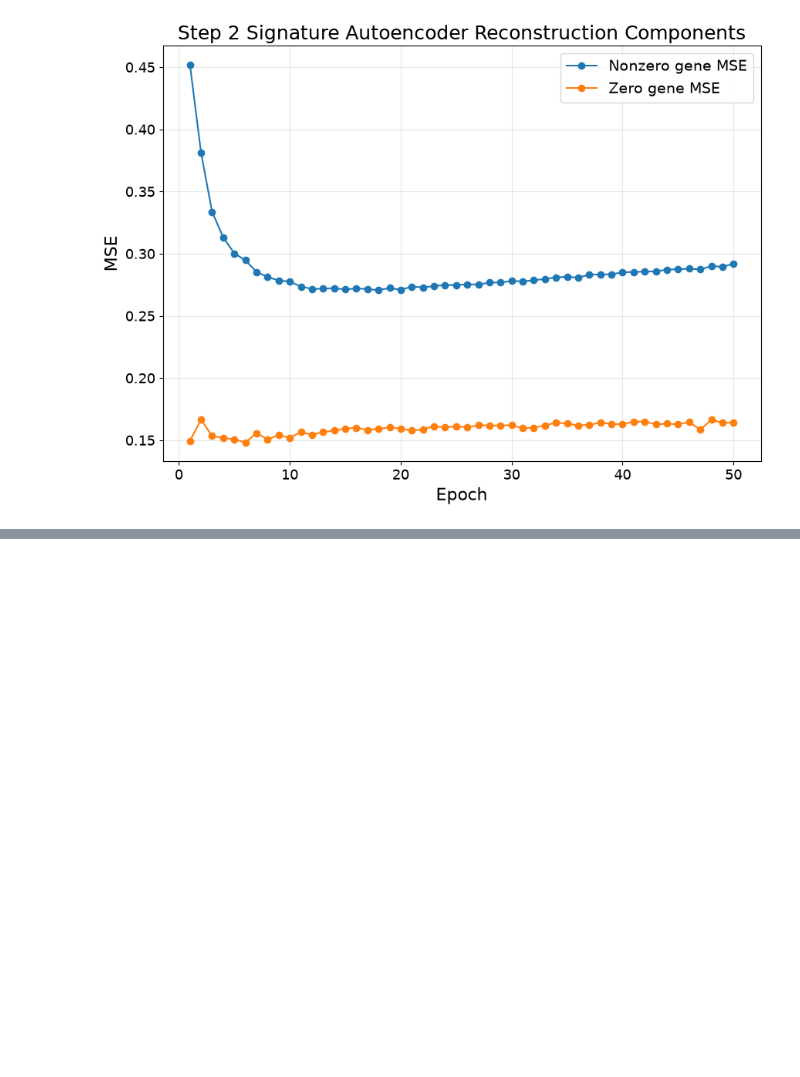
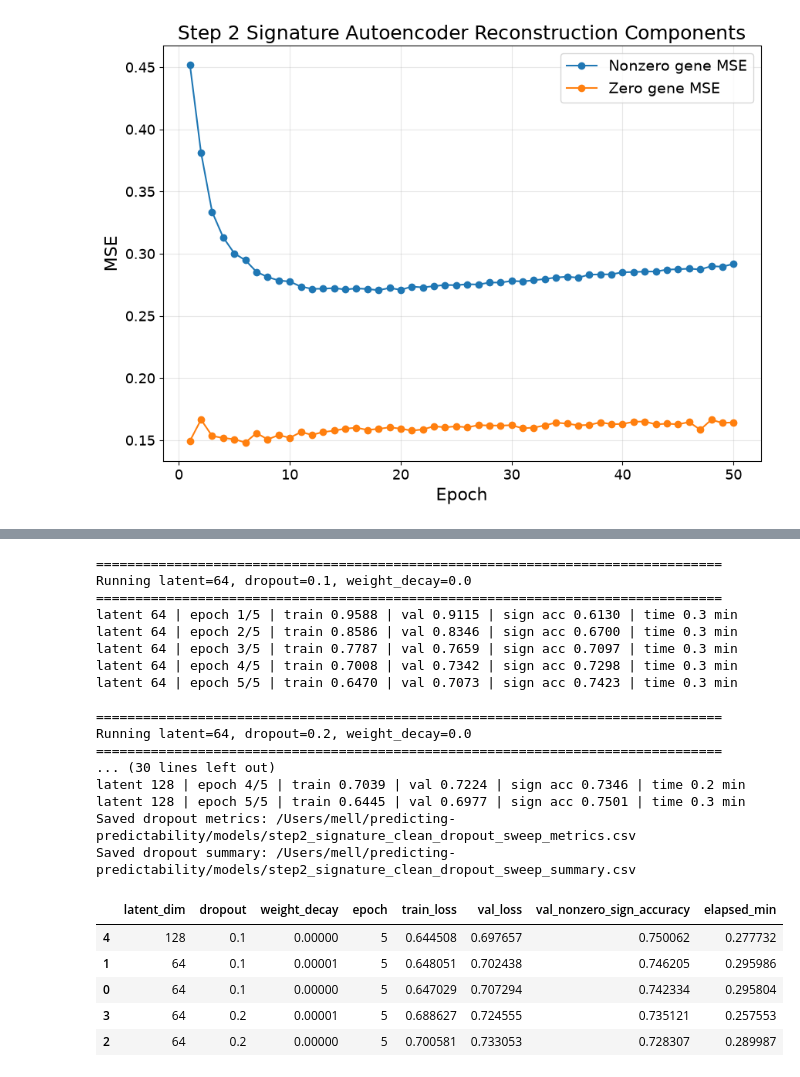
Before and after one commit to mell508-gif/predicting-predictability, a Jupyter notebook: data/july_wraps.ipynb, the cells around one changed output, grey strips where cells are left out. Drawn from its saved outputs; the diff is of its cells as text; code cells hidden in the pictures; blank space fills up the shorter version.

```diff
--- a/data/july_wraps.ipynb
+++ b/data/july_wraps.ipynb
@@ -3579,0 +3436,61 @@ KeyboardInterrupt:
+# %%
+# Clean dropout sweep using best bottleneck from mini-sweep
+
+all_dropout_rows = []
+
+dropout_configs = [
+    {"latent_dim": 64, "dropout": 0.1, "weight_decay": 0.0},
+    {"latent_dim": 64, "dropout": 0.2, "weight_decay": 0.0},
+    {"latent_dim": 64, "dropout": 0.1, "weight_decay": 1e-5},
+    {"latent_dim": 64, "dropout": 0.2, "weight_decay": 1e-5},
+    {"latent_dim": 128, "dropout": 0.1, "weight_decay": 0.0},  # sanity check vs original 128D
+]
+
+for cfg in dropout_configs:
+    rows = run_clean_sweep_config(**cfg)
+    all_dropout_rows.extend(rows)
+
+dropout_df = pd.DataFrame(all_dropout_rows)
+
+dropout_out_path = MODEL_DIR / "step2_signature_clean_dropout_sweep_metrics.csv"
+dropout_df.to_csv(dropout_out_path, index=False)
+
+dropout_summary = (
+    dropout_df
+    .sort_values("val_loss")
+    .groupby(["latent_dim", "dropout", "weight_decay"], as_index=False)
+    .first()
+    .sort_values("val_loss")
+)
+
+dropout_summary_path = MODEL_DIR / "step2_signature_clean_dropout_sweep_summary.csv"
+dropout_summary.to_csv(dropout_summary_path, index=False)
+
+print("Saved dropout metrics:", dropout_out_path)
+print("Saved dropout summary:", dropout_summary_path)
+
+dropout_summary
+# %% [output]
+================================================================================
+Running latent=64, dropout=0.1, weight_decay=0.0
+================================================================================
+latent 64 | epoch 1/5 | train 0.9588 | val 0.9115 | sign acc 0.6130 | time 0.3 min
+latent 64 | epoch 2/5 | train 0.8586 | val 0.8346 | sign acc 0.6700 | time 0.3 min
+latent 64 | epoch 3/5 | train 0.7787 | val 0.7659 | sign acc 0.7097 | time 0.3 min
+latent 64 | epoch 4/5 | train 0.7008 | val 0.7342 | sign acc 0.7298 | time 0.3 min
+latent 64 | epoch 5/5 | train 0.6470 | val 0.7073 | sign acc 0.7423 | time 0.3 min
+
+================================================================================
+Running latent=64, dropout=0.2, weight_decay=0.0
+================================================================================
+... (30 lines left out)
+latent 128 | epoch 4/5 | train 0.7039 | val 0.7224 | sign acc 0.7346 | time 0.2 min
+latent 128 | epoch 5/5 | train 0.6445 | val 0.6977 | sign acc 0.7501 | time 0.3 min
+Saved dropout metrics: /Users/mell/predicting-predictability/models/step2_signature_clean_dropout_sweep_metrics.csv
+Saved dropout summary: /Users/mell/predicting-predictability/models/step2_signature_clean_dropout_sweep_summary.csv
+|  | latent_dim | dropout | weight_decay | epoch | train_loss | val_loss | val_nonzero_sign_accuracy | elapsed_min |
+| 4 | 128 | 0.1 | 0.00000 | 5 | 0.644508 | 0.697657 | 0.750062 | 0.277732 |
+| 1 | 64 | 0.1 | 0.00001 | 5 | 0.648051 | 0.702438 | 0.746205 | 0.295986 |
+| 0 | 64 | 0.1 | 0.00000 | 5 | 0.647029 | 0.707294 | 0.742334 | 0.295804 |
+| 3 | 64 | 0.2 | 0.00001 | 5 | 0.688627 | 0.724555 | 0.735121 | 0.257553 |
+| 2 | 64 | 0.2 | 0.00000 | 5 | 0.700581 | 0.733053 | 0.728307 | 0.289987 |
```
Also changed, not shown: parts of 12 cells of this notebook, 28 other files.
